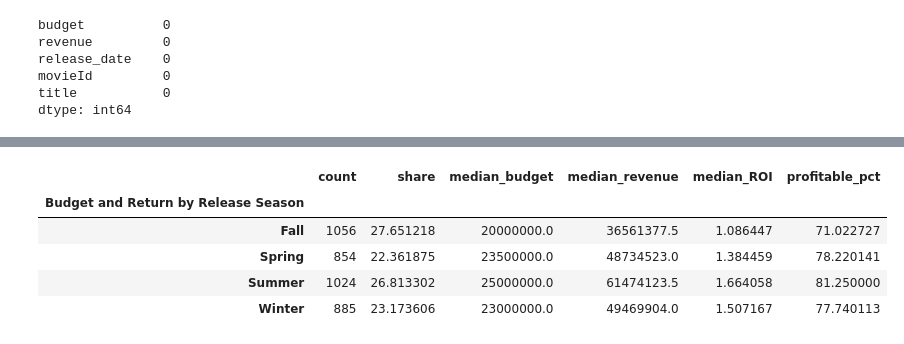
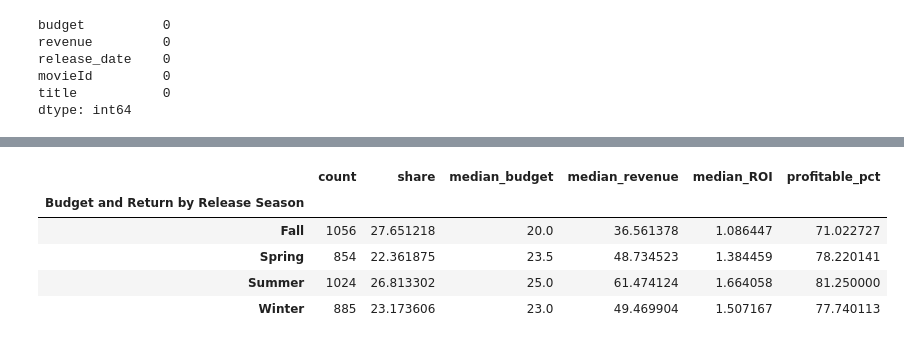
Before and after one commit to mlholg99/BAN5103_group1_project, a Jupyter notebook: notebooks/movies_project_starter.ipynb, the cells around one changed output, grey strips where cells are left out. Saved outputs shown, nothing was run; the diff lists cells and outputs as text; code cells hidden in the pictures.

```diff
--- a/notebooks/movies_project_starter.ipynb
+++ b/notebooks/movies_project_starter.ipynb
@@ -155,7 +155,7 @@ movies_clean.head()
 | 5 | 6 | 949 | tt0113277 | Heat | Heat | en | 1995-12-15 | 170.0 | 60000000 | ... |
 | 8 | 9 | 9091 | tt0114576 | Sudden Death | Sudden Death | en | 1995-12-22 | 106.0 | 35000000 | ... |
 # %%
-# Create a table that shows movieId, title, release_date, runtime, budget, revenue, profit, ROI [(revenue-budget)/budget], profitable (yes or no), add a column for seasons, and yes or no column for summer or winter
+# Create a table that shows movieId, title, release_date, runtime, budget (converted into millions), revenue (converted into millions), profit, ROI [(revenue-budget)/budget], profitable (yes or no), add a column for seasons, and yes or no column for summer or winter
 
 movies_abt= (
     movies_clean
@@ -169,14 +169,16 @@ movies_abt= (
     )
     .reset_index()
     .assign(
-        profit=lambda x: x["revenue"] - x["budget"],
-        ROI=lambda x: x["profit"] / x["budget"],
+        budget_millions=lambda x: x["budget"] / 1_000_000,
+        revenue_millions=lambda x: x["revenue"] / 1_000_000,
+        profit=lambda x: x["revenue_millions"] - x["budget_millions"],
+        ROI=lambda x: x["profit"] / x["budget_millions"],
         profitable=lambda x: x["ROI"].gt(0).map({True: "yes", False: "no"}),
-        seasons=lambda x: x["release_date"].dt.month.map(
+        release_seasons=lambda x: x["release_date"].dt.month.map(
             {1: "Winter", 2: "Winter", 3: "Spring", 4: "Spring", 5: "Spring", 6: "Summer",
              7: "Summer", 8: "Summer", 9: "Fall", 10: "Fall", 11: "Fall", 12: "Winter"}
         ),
-        summer_or_winter=lambda x: x["seasons"].isin(["Summer", "Winter"]).map(
+        summer_or_winter=lambda x: x["release_seasons"].isin(["Summer", "Winter"]).map(
             {True: "yes", False: "no"}
         ),
     )
@@ -266,20 +277,20 @@ movies_abt[["budget", "revenue", "profit", "ROI", "runtime"]].agg(
 # %%
 # Table that explains the release season count, share, median budget, median revenue, median ROI, % profitiable named 'Budget and Return by Release Season'
-movies_abt.groupby("seasons").agg(
+movies_abt.groupby("release_seasons").agg(
     count=("movieId", "count"),
     share=("movieId", lambda x: x.count() / len(movies_abt) * 100),
-    median_budget=("budget", "median"),
-    median_revenue=("revenue", "median"),
+    median_budget=("budget_millions", "median"),
+    median_revenue=("revenue_millions", "median"),
     median_ROI=("ROI", "median"),
     profitable_pct=("profitable", lambda x: (x == "yes").mean() * 100),
-).reset_index().rename(columns={"seasons": "season"}).set_index("season").rename_axis("Budget and Return by Release Season")
+).reset_index().rename(columns={"release_seasons": "season"}).set_index("season").rename_axis("Budget and Return by Release Season")
 # %% [output]
 |  | count | share | median_budget | median_revenue | median_ROI | profitable_pct |
 | Budget and Return by Release Season |  |  |  |  |  |  |
-| Fall | 1056 | 27.651218 | 20000000.0 | 36561377.5 | 1.086447 | 71.022727 |
-| Spring | 854 | 22.361875 | 23500000.0 | 48734523.0 | 1.384459 | 78.220141 |
-| Summer | 1024 | 26.813302 | 25000000.0 | 61474123.5 | 1.664058 | 81.250000 |
-| Winter | 885 | 23.173606 | 23000000.0 | 49469904.0 | 1.507167 | 77.740113 |
+| Fall | 1056 | 27.651218 | 20.0 | 36.561378 | 1.086447 | 71.022727 |
+| Spring | 854 | 22.361875 | 23.5 | 48.734523 | 1.384459 | 78.220141 |
+| Summer | 1024 | 26.813302 | 25.0 | 61.474124 | 1.664058 | 81.250000 |
+| Winter | 885 | 23.173606 | 23.0 | 49.469904 | 1.507167 | 77.740113 |
 # %%
 # Column that shows the budget quartiles
 movies_abt["budget_quartile"] = pd.qcut(
```
Also changed, not shown: parts of 5 cells of this notebook.
